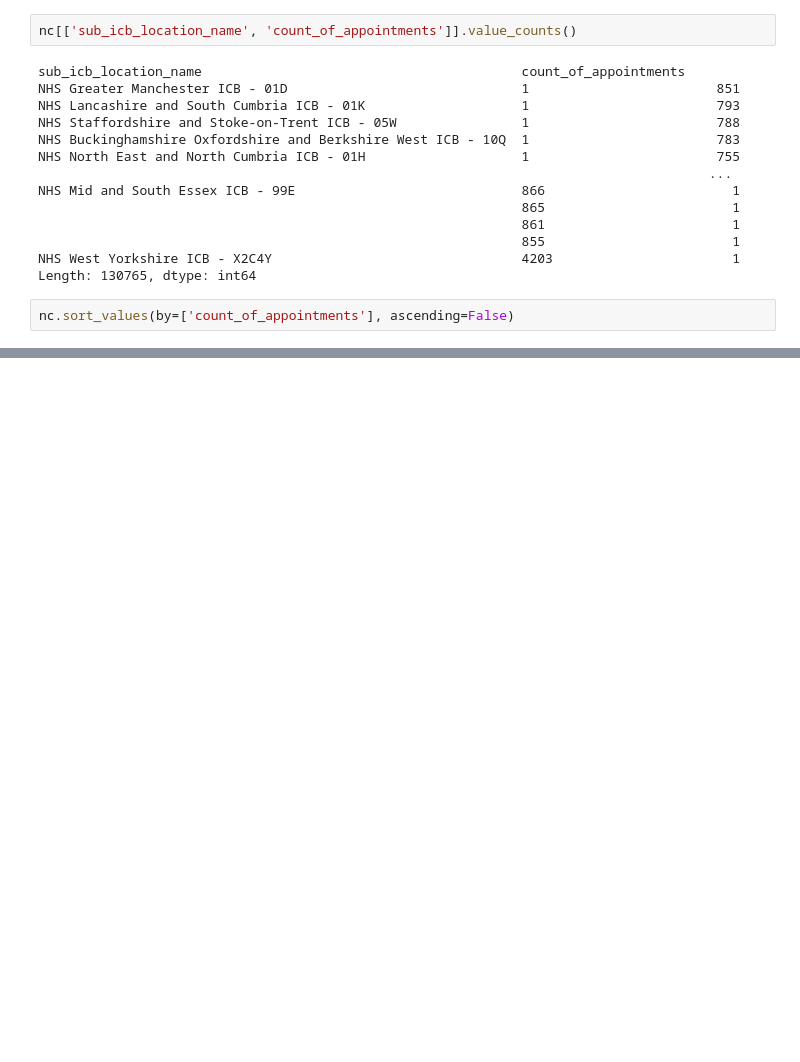
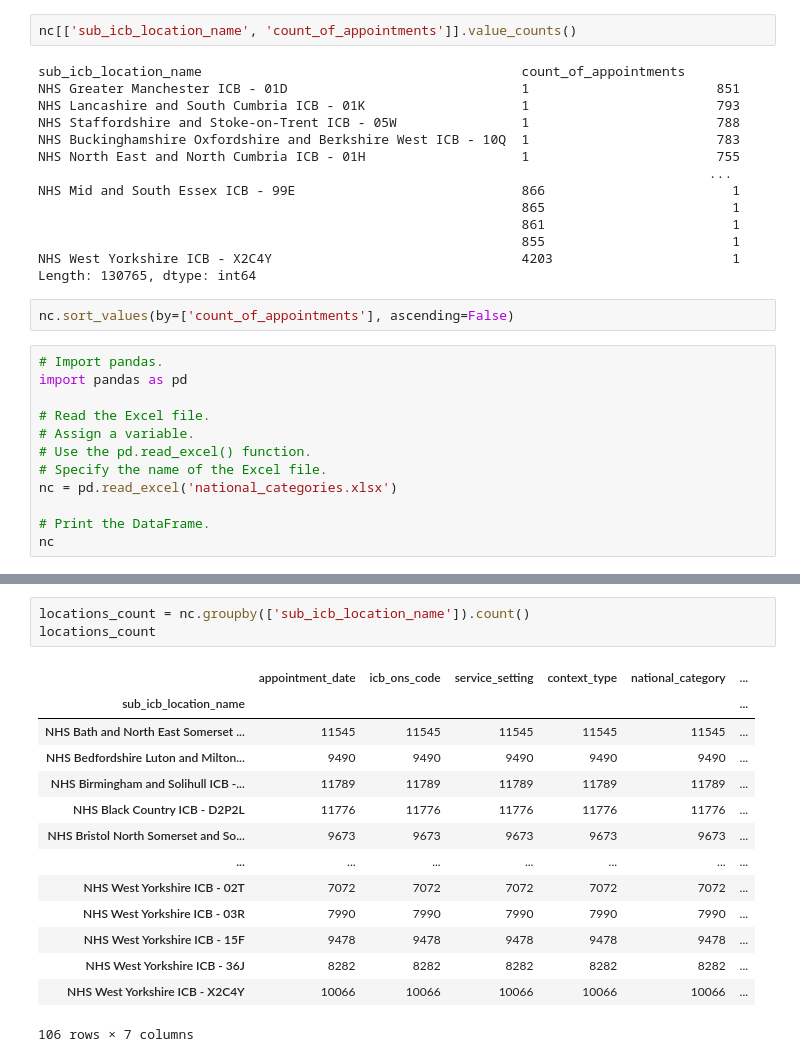
Before and after one commit to crialorob/Alonso_Robles_Cristina_DA201_Assignment, a Jupyter notebook: Alonso_Robles_Cristina_DA201_Assignment Activity 2_Import and explore the data.ipynb, the cells around one changed output, grey strips where cells are left out. Saved outputs shown, nothing was run; the diff lists cells and outputs as text; blank space fills up the shorter version.

```diff
--- a/Alonso_Robles_Cristina_DA201_Assignment Activity 2_Import and explore the data.ipynb
+++ b/Alonso_Robles_Cristina_DA201_Assignment Activity 2_Import and explore the data.ipynb
@@ -769,3 +769,15 @@ NHS West Yorkshire ICB - X2C4Y                                4203
 Length: 130765, dtype: int64
 # %%
 nc.sort_values(by=['count_of_appointments'], ascending=False)
+# %%
+# Import pandas.
+import pandas as pd
+
+# Read the Excel file.
+# Assign a variable.
+# Use the pd.read_excel() function.
+# Specify the name of the Excel file.
+nc = pd.read_excel('national_categories.xlsx')
+
+# Print the DataFrame.
+nc
@@ -771,0 +818,18 @@ nc.sort_values(by=['count_of_appointments'], ascending=False)
+# %%
+locations_count = nc.groupby(['sub_icb_location_name']).count()
+locations_count
+# %% [output]
+|  | appointment_date | icb_ons_code | service_setting | context_type | national_category | ... |
+| sub_icb_location_name |  |  |  |  |  | ... |
+| NHS Bath and North East Somerset ... | 11545 | 11545 | 11545 | 11545 | 11545 | ... |
+| NHS Bedfordshire Luton and Milton... | 9490 | 9490 | 9490 | 9490 | 9490 | ... |
+| NHS Birmingham and Solihull ICB -... | 11789 | 11789 | 11789 | 11789 | 11789 | ... |
+| NHS Black Country ICB - D2P2L | 11776 | 11776 | 11776 | 11776 | 11776 | ... |
+| NHS Bristol North Somerset and So... | 9673 | 9673 | 9673 | 9673 | 9673 | ... |
+| ... | ... | ... | ... | ... | ... | ... |
+| NHS West Yorkshire ICB - 02T | 7072 | 7072 | 7072 | 7072 | 7072 | ... |
+| NHS West Yorkshire ICB - 03R | 7990 | 7990 | 7990 | 7990 | 7990 | ... |
+| NHS West Yorkshire ICB - 15F | 9478 | 9478 | 9478 | 9478 | 9478 | ... |
+| NHS West Yorkshire ICB - 36J | 8282 | 8282 | 8282 | 8282 | 8282 | ... |
+| NHS West Yorkshire ICB - X2C4Y | 10066 | 10066 | 10066 | 10066 | 10066 | ... |
+106 rows × 7 columns
```
Also changed, not shown: parts of 4 cells of this notebook, 1 other file.
